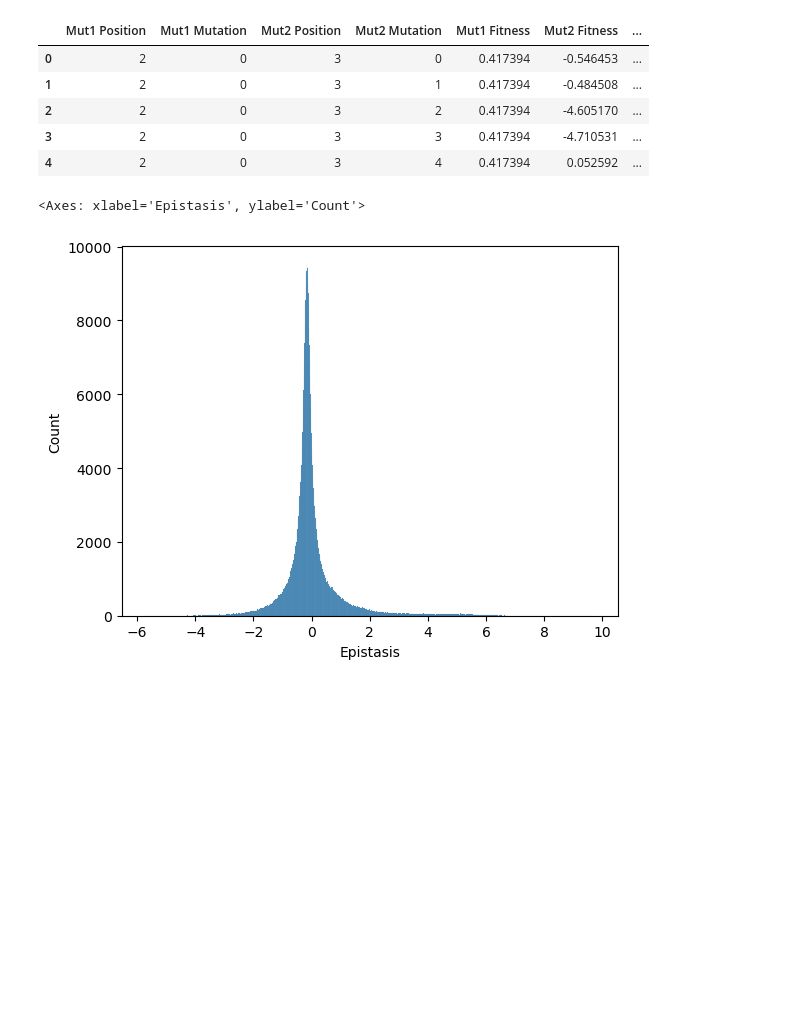
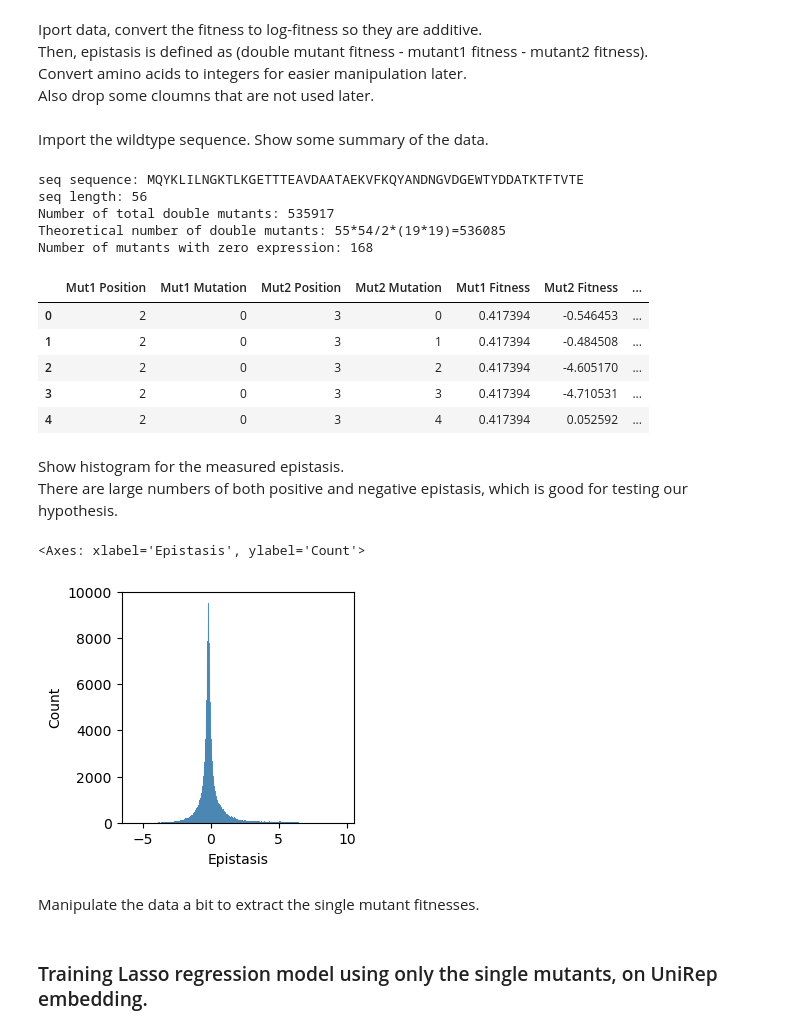
Before and after one commit to leerang77/UniRep_Epistasis_Prediction, a Jupyter notebook: Project.ipynb, the cells around one changed output. Cells and saved outputs as stored; diff of their text form; code cells hidden in the pictures; blank space fills up the shorter version.

```diff
--- a/Project.ipynb
+++ b/Project.ipynb
@@ -3,23 +6,37 @@ import numpy as np
 import pandas as pd
 from matplotlib import pyplot as plt
 import seaborn as sns
+# %% [markdown]
+Iport data, convert the fitness to log-fitness so they are additive.
+Then, epistasis is defined as (double mutant fitness - mutant1 fitness - mutant2 fitness).
+Convert amino acids to integers for easier manipulation later.
+Also drop some cloumns that are not used later.
 # %%
-data = pd.read_excel('Data/Olson_Wu_Sun_2014_Epistasis_Dataset.xlsx', usecols='B:K', header=0, skiprows=2)
-data.insert(10,  'Double Fitness',
-            np.log((data['Selection Count']/data['Input Count'])/(3041819/1759616)))
-data.insert(11,  'Epistasis',
-            data['Double Fitness']-data['Mut1 Fitness']-data['Mut2 Fitness'])
-df = data.drop(['Input Count', 'Selection Count', 'Mut1 WT amino acid', 'Mut2 WT amino acid'], axis=1)
-data = df
+data = pd.read_excel('Data/Olson_Wu_Sun_2014_Epistasis_Dataset.xlsx',
+                     usecols='B:K', header=0, skiprows=2)
 data['Mut1 Fitness'] = np.log(data['Mut1 Fitness'])
 data['Mut2 Fitness'] = np.log(data['Mut2 Fitness'])
 
+#double mutant fitness is calculated from the experimental data
+data.insert(10,  'Double Fitness',
+            np.log((data['Selection Count']/data['Input Count'])/(3041819/1759616)))
+
+#calculate epistasis from the data
+data.insert(11,  'Epistasis',
+            data['Double Fitness']-data['Mut1 Fitness']-data['Mut2 Fitness'])
+
+#clean up data by dropping columns unused hereafter
+df = data.drop(['Input Count', 'Selection Count', 'Mut1 WT amino acid', 'Mut2 WT amino acid'], axis=1)
+data = df
 AA = ['A', 'C', 'D', 'E', 'F', 'G', 'H', 'I', 'K', 'L',
        'M', 'N', 'P', 'Q', 'R', 'S', 'T', 'V', 'W', 'Y']
 AA_dict = dict((k,v) for v,k in enumerate(AA))
 
+#use integer numbers to represent amino acids
 for col in ['Mut1 Mutation', 'Mut2 Mutation']:
     data[col] = list(map(AA_dict.get, data[col]))
+# %% [markdown]
+Import the wildtype sequence. Show some summary of the data.
 # %%
 with open('Data/GB1.txt', 'r', encoding='utf-8') as f:
     seq = f.readlines()[1].strip()
@@ -30,16 +47,27 @@ print(f'Theoretical number of double mutants: 55*54/2*(19*19)={int(55*54/2*(19*1
 print(f'Number of mutants with zero expression: {int(55*54/2*(19*19))-data.shape[0]}')
 data.head()
 # %% [output]
+seq sequence: MQYKLILNGKTLKGETTTEAVDAATAEKVFKQYANDNGVDGEWTYDDATKTFTVTE
+seq length: 56
+Number of total double mutants: 535917
+Theoretical number of double mutants: 55*54/2*(19*19)=536085
+Number of mutants with zero expression: 168
 |  | Mut1 Position | Mut1 Mutation | Mut2 Position | Mut2 Mutation | Mut1 Fitness | Mut2 Fitness | ... |
 | 0 | 2 | 0 | 3 | 0 | 0.417394 | -0.546453 | ... |
 | 1 | 2 | 0 | 3 | 1 | 0.417394 | -0.484508 | ... |
 | 2 | 2 | 0 | 3 | 2 | 0.417394 | -4.605170 | ... |
 | 3 | 2 | 0 | 3 | 3 | 0.417394 | -4.710531 | ... |
 | 4 | 2 | 0 | 3 | 4 | 0.417394 | 0.052592 | ... |
+# %% [markdown]
+Show histogram for the measured epistasis.
+There are large numbers of both positive and negative epistasis, which is good for testing our hypothesis.
 # %%
-fig, ax = plt.subplots()
+fig, ax = plt.subplots(figsize=(3,3))
 sns.histplot(data=data['Epistasis'], ax=ax)
+plt.show()
 # %% [output]
 <Axes: xlabel='Epistasis', ylabel='Count'>
-[figure, old version]
+[figure, new version]
+# %% [markdown]
+Manipulate the data a bit to extract the single mutant fitnesses.
 # %%
@@ -47 +78,3 @@ single_df = data[['Mut1 Position', 'Mut1 Mutation', 'Mut1 Fitness']].drop_duplic
 single_df = single_df.sort_values(by=['Mut1 Position', 'Mut1 Mutation'])
+# %% [markdown]
+### Training Lasso regression model using only the single mutants, on UniRep embedding.
```
Also changed, not shown: parts of 21 cells of this notebook, 1 other file.
